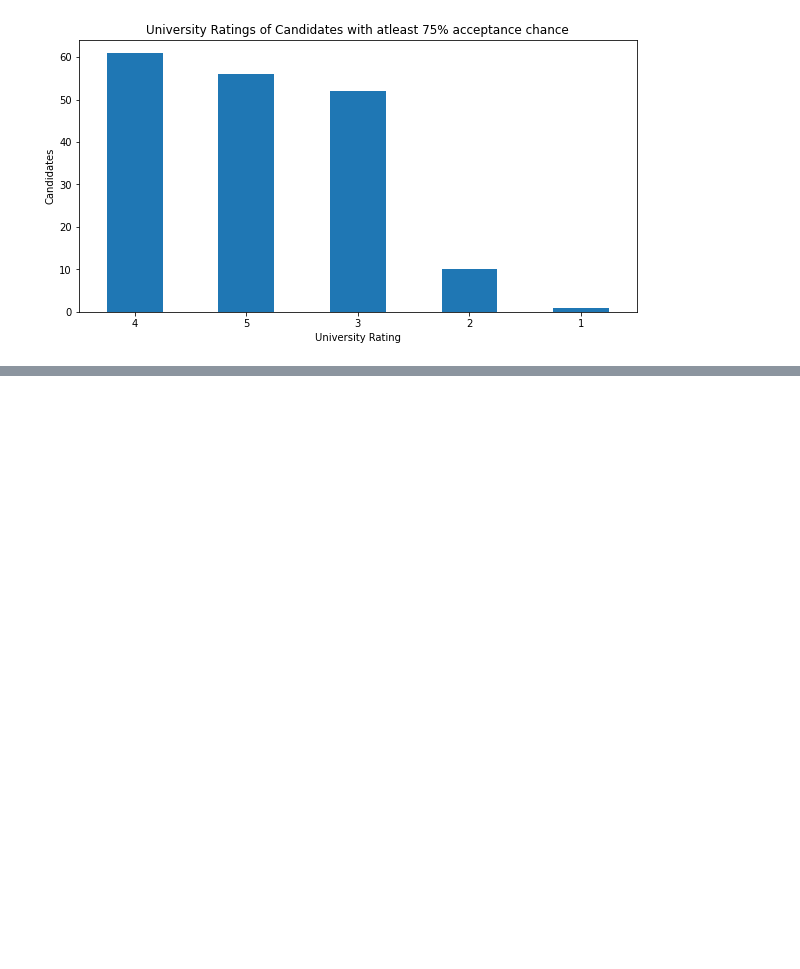
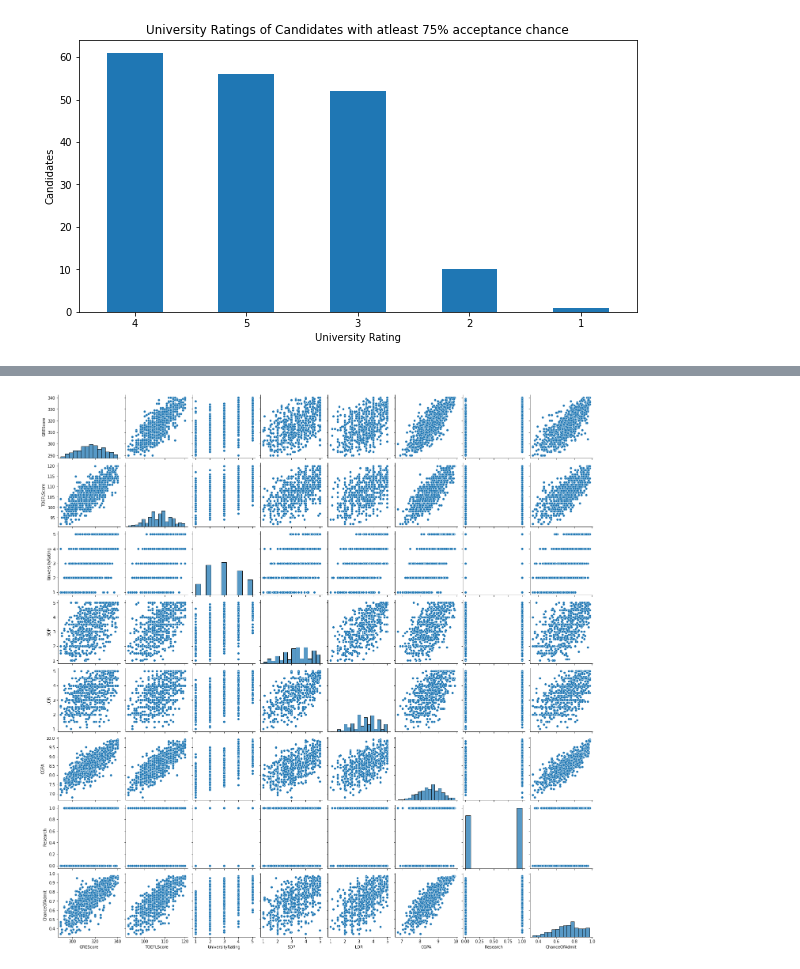
Before and after one commit to Arnav-Barman/UML501-ML, a Jupyter notebook: Analysis_of_University_Admissions_Data_Project.ipynb, the cells around one changed output, grey strips where cells are left out. Drawn from its saved outputs; the diff is of its cells as text; code cells hidden in the pictures; blank space fills up the shorter version.

```diff
--- a/Analysis_of_University_Admissions_Data_Project.ipynb
+++ b/Analysis_of_University_Admissions_Data_Project.ipynb
@@ -160,0 +190,2 @@ The Serial No. data is also of no significance as it is unique descriptor for al
+# %%
+new1 = GCModel.sample(400)
@@ -160,0 +202,3 @@ The Serial No. data is also of no significance as it is unique descriptor for al
+# %%
+adm1 = pd.concat([adm, new1], ignore_index=True)
+adm1.shape
@@ -333,0 +394,5 @@ plt.show()
+# %%
+sns.pairplot(adm1)
+plt.show()
+# %% [output]
+[figure, added]
```
Also changed, not shown: parts of 46 cells of this notebook.
